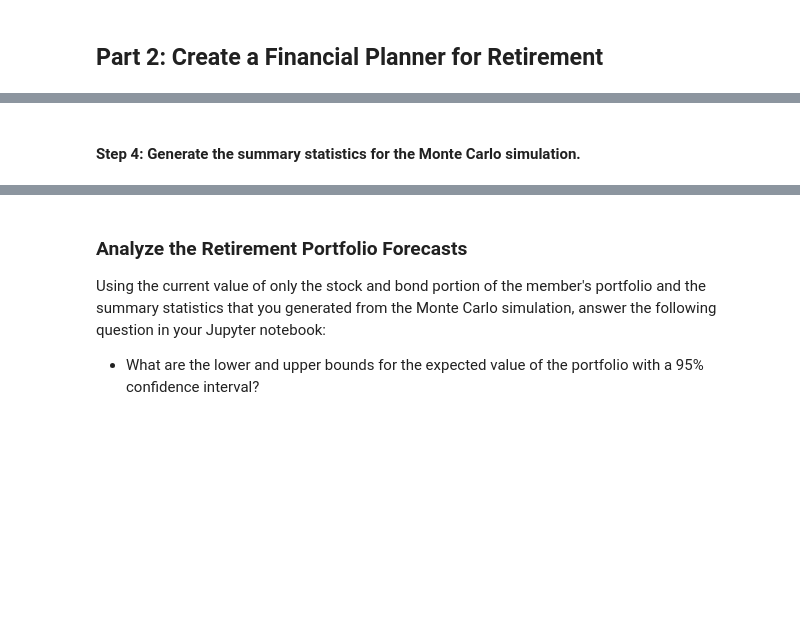
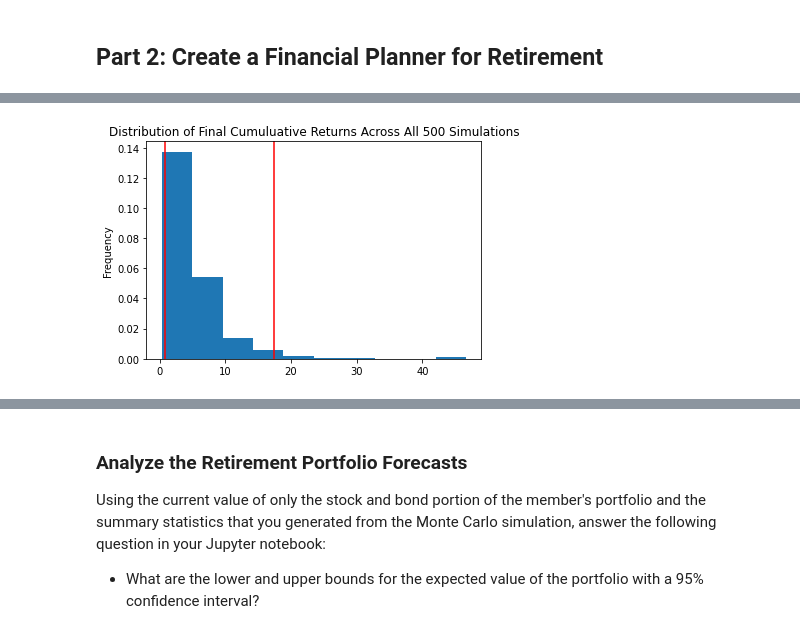
Before and after one commit to MajidKouki/c5-financial-planning-tools, a Jupyter notebook: financial_planning_tools.ipynb, the cells around one changed output, grey strips where cells are left out. Drawn from its saved outputs; the diff is of its cells as text; code cells hidden in the pictures; blank space fills up the shorter version.

```diff
--- a/financial_planning_tools.ipynb
+++ b/financial_planning_tools.ipynb
@@ -300,8 +359,7 @@ In this section, you’ll use the MCForecastTools library to create a Monte Carl
 # %%
 # Visualize the probability distribution of the 30-year Monte Carlo simulation
-# by plotting a histogram
-# YOUR CODE HERE
+MC_sim_distribution = MC_60_40_split_30_year.plot_distribution()
+# %% [output]
+[figure, added]
-# %% [markdown]
-#### Step 4: Generate the summary statistics for the Monte Carlo simulation.
 # %%
 # Generate summary statistics from the 30-year Monte Carlo simulation results
```
Also changed, not shown: parts of 14 cells of this notebook.
